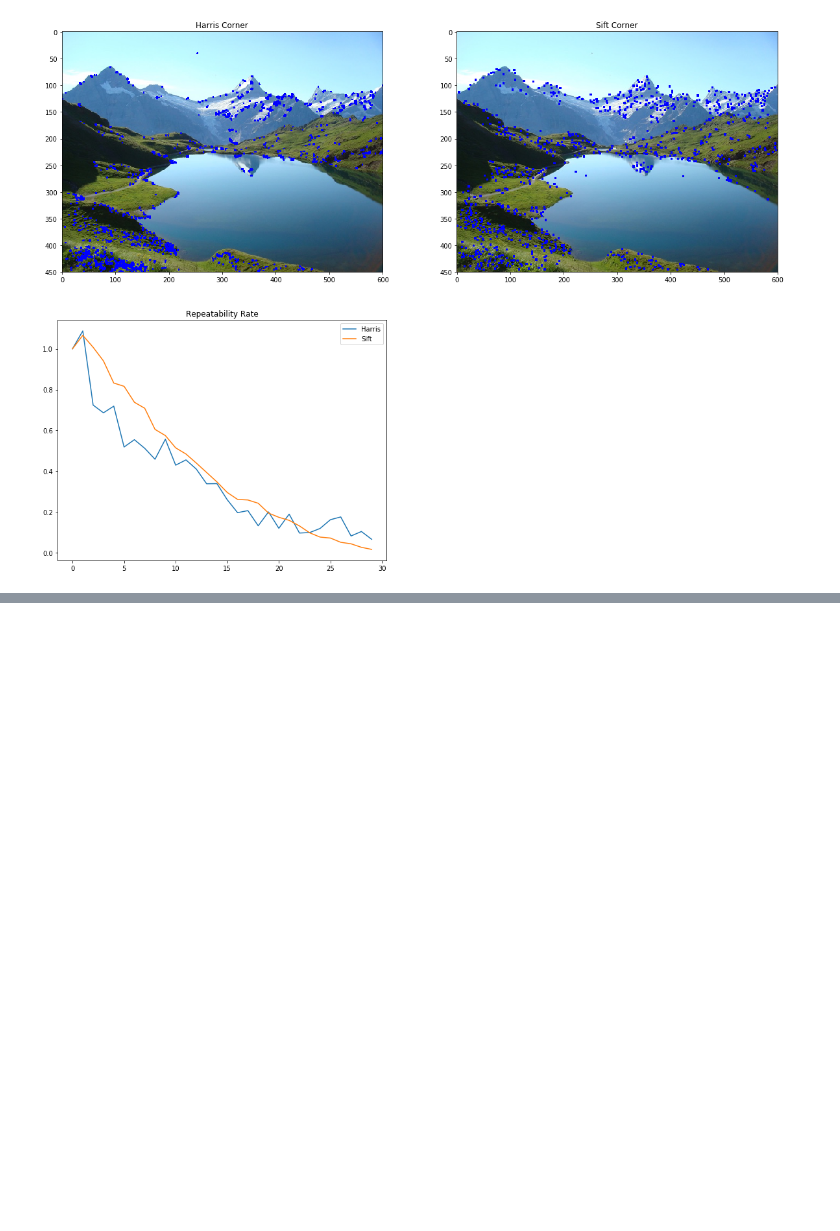
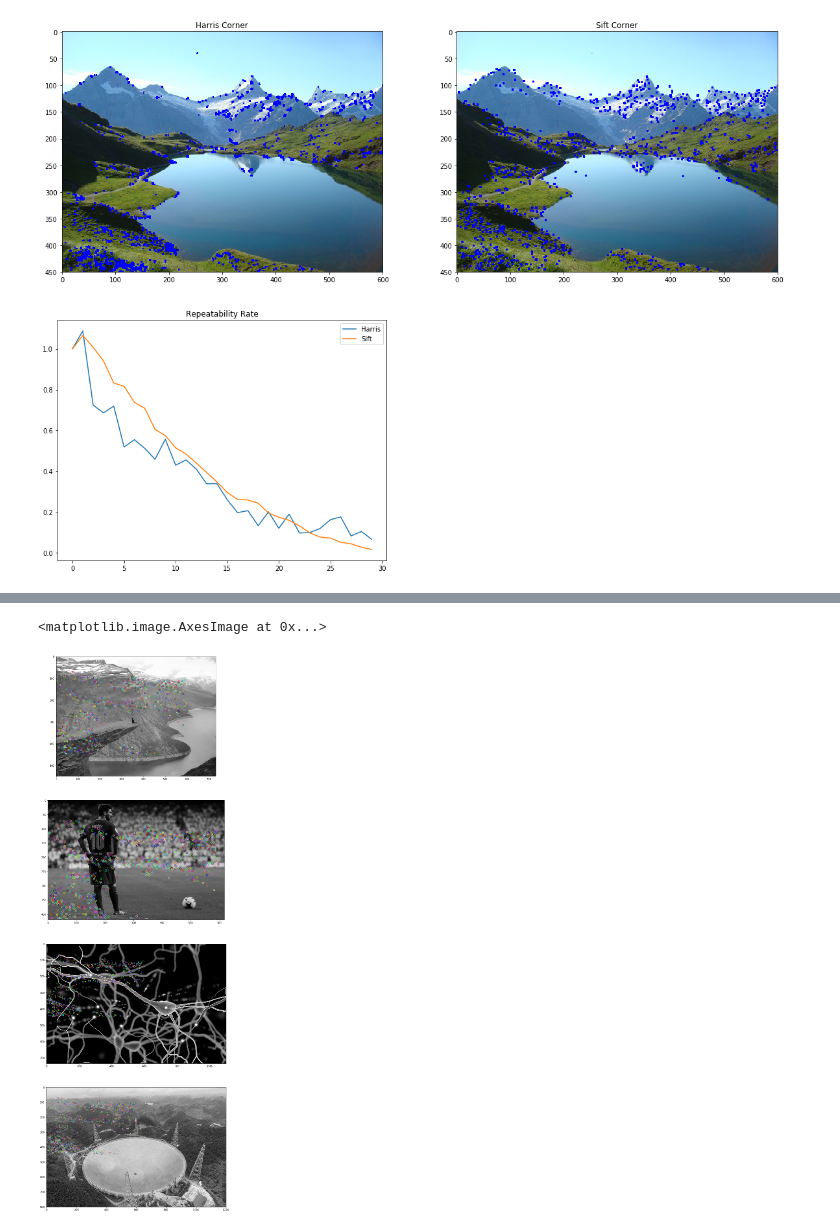
Before and after one commit to jalalirs/Introduction-to-Computer-Vision, a Jupyter notebook: L4/L4.ipynb, the cells around one changed output, grey strips where cells are left out. Drawn from its saved outputs; the diff is of its cells as text; code cells hidden in the pictures; blank space fills up the shorter version.

Commit message:
4B - L1 SIFT Descriptor (very few code)

```diff
--- a/L4/L4.ipynb
+++ b/L4/L4.ipynb
@@ -1032,0 +1223,21 @@ fig.set_size_inches((20,15))
+# %%
+def gen_sift_features(gray_img):
+    sift = cv.xfeatures2d.SIFT_create()
+    kp, desc = sift.detectAndCompute(gray_img, None)
+    return kp, desc
+
+def show_sift_features(gray_img, color_img, kp,ax):
+    return ax.imshow(cv.drawKeypoints(gray_img, kp, color_img.copy()))
+# %%
+imgs = [imread("imgs/ev_sift%d.jpg" % i) for i in range(1,5)]
+sifts = [gen_sift_features(gray(img)) for i in img]
+# %%
+fig = plt.gcf()
+fig.set_size_inches((20,40))
+show_sift_features(gray(imgs[0]), imgs[0], sifts[0][0],ax=plt.subplot(411))
+show_sift_features(gray(imgs[1]), imgs[1], sifts[1][0],ax=plt.subplot(412))
+show_sift_features(gray(imgs[2]), imgs[2], sifts[2][0],ax=plt.subplot(413))
+show_sift_features(gray(imgs[3]), imgs[3], sifts[3][0],ax=plt.subplot(414))
+# %% [output]
+<matplotlib.image.AxesImage at 0x...>
+[figure, added]
```
Also changed, not shown: parts of 14 cells of this notebook, 15 other files.
